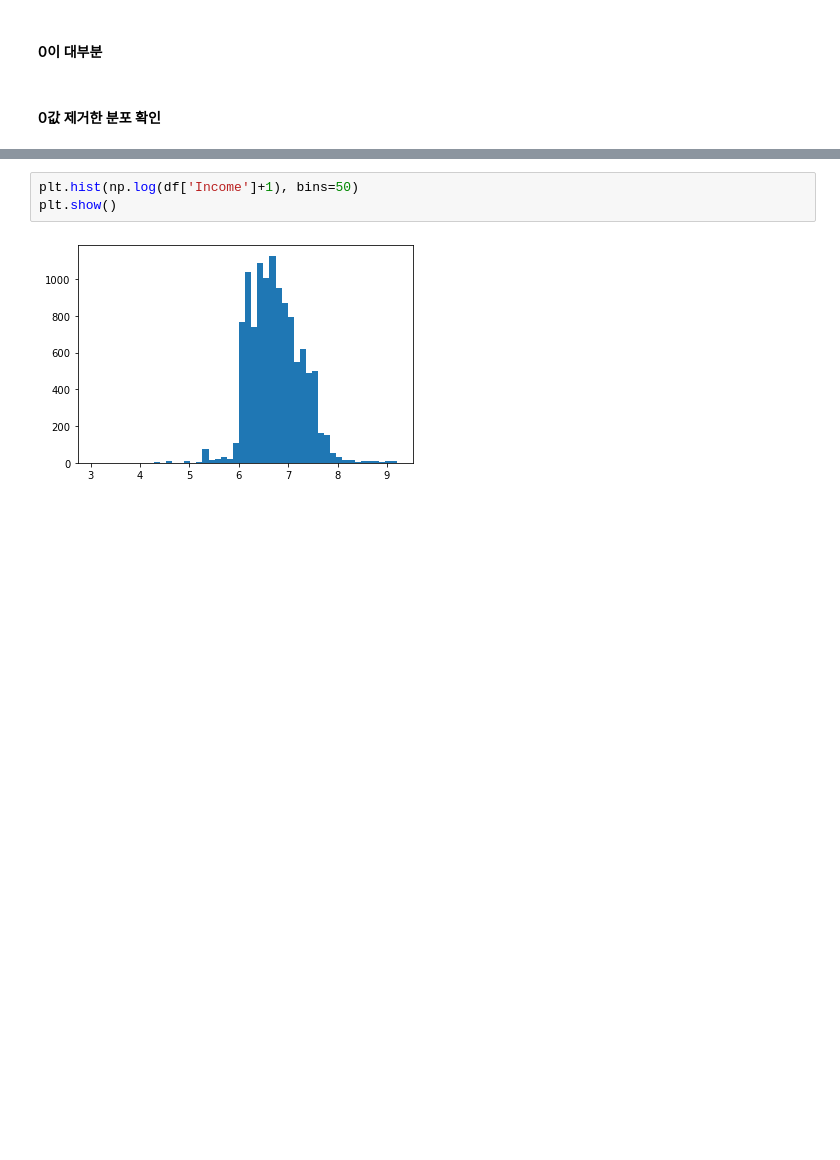
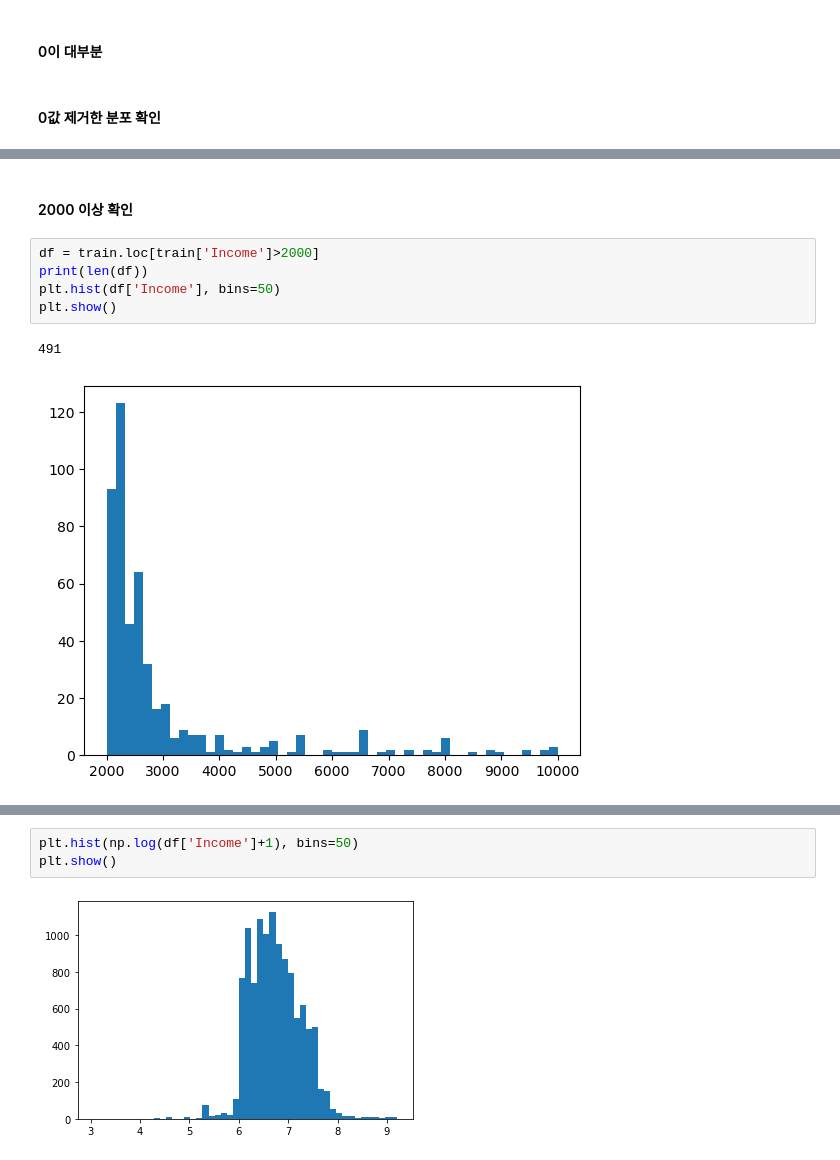
Before and after one commit to Sunbin-Lee/dacon-income, a Jupyter notebook: feature_check.ipynb, the cells around one changed output, grey strips where cells are left out. Saved outputs shown, nothing was run; the diff lists cells and outputs as text; blank space fills up the shorter version.

```diff
--- a/feature_check.ipynb
+++ b/feature_check.ipynb
@@ -93,0 +94,10 @@ plt.show()
+# %% [markdown]
+#### 2000 이상 확인
+# %%
+df = train.loc[train['Income']>2000]
+print(len(df))
+plt.hist(df['Income'], bins=50)
+plt.show()
+# %% [output]
+491
+[figure, added]
```
Also changed, not shown: parts of 8 cells of this notebook, 4 other files.
